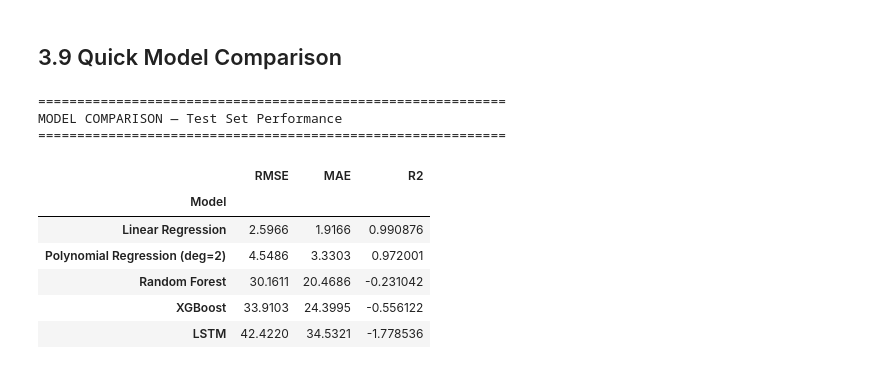
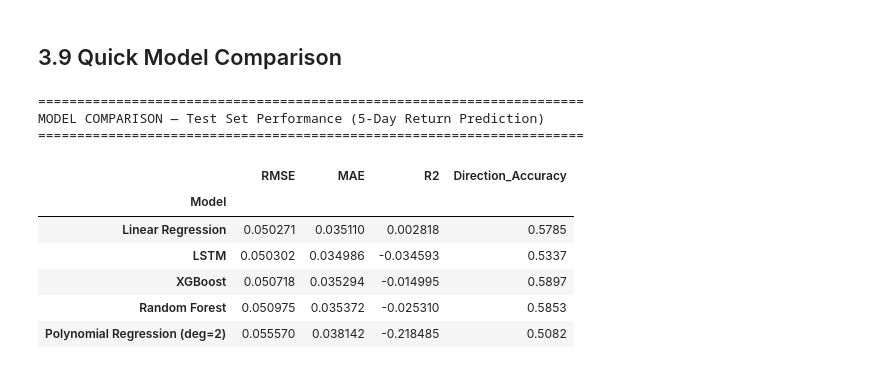
Before and after one commit to csdmichael/AIML-Capstone-Project-StockForecasting, a Jupyter notebook: notebooks/03_Modeling.ipynb, the cells around one changed output. Saved outputs shown, nothing was run; the diff lists cells and outputs as text; code cells hidden in the pictures.

```diff
--- a/notebooks/03_Modeling.ipynb
+++ b/notebooks/03_Modeling.ipynb
@@ -80,7 +74,15 @@ y_test = pd.read_csv(os.path.join(data_dir, 'y_test.csv'), index_col='Date', par
 X_train_scaled = pd.read_csv(os.path.join(data_dir, 'X_train_scaled.csv'), index_col='Date', parse_dates=True)
 X_test_scaled = pd.read_csv(os.path.join(data_dir, 'X_test_scaled.csv'), index_col='Date', parse_dates=True)
 
+# Load panel data for LSTM (needs per-stock sequencing)
+train_panel = pd.read_csv(os.path.join(data_dir, 'train_panel.csv'), index_col='Date', parse_dates=True)
+test_panel = pd.read_csv(os.path.join(data_dir, 'test_panel.csv'), index_col='Date', parse_dates=True)
+
+feature_columns = [c for c in X_train.columns]
+
 print(f'Training set: {X_train.shape}')
 print(f'Test set: {X_test.shape}')
 print(f'Features: {X_train.shape[1]}')
+print(f'\nTarget (y_train) stats: mean={y_train.mean():.6f}, std={y_train.std():.6f}')
+print(f'Target (y_test) stats:  mean={y_test.mean():.6f}, std={y_test.std():.6f}')
 # %% [output]
@@ -649,18 +537,13 @@ Model: "sequential"
 # %%
-# Train LSTM with early stopping
-early_stop = EarlyStopping(
-    monitor='val_loss',
-    patience=10,
-    restore_best_weights=True,
-    verbose=1
-)
+early_stop = EarlyStopping(monitor='val_loss', patience=15, restore_best_weights=True, verbose=1)
+reduce_lr = ReduceLROnPlateau(monitor='val_loss', factor=0.5, patience=5, min_lr=1e-6, verbose=1)
 
 history = lstm_model.fit(
     X_train_seq, y_train_seq,
-    epochs=100,
-    batch_size=32,
-    validation_split=0.1,
-    callbacks=[early_stop],
+    epochs=150,
+    batch_size=64,
+    validation_split=0.15,
+    callbacks=[early_stop, reduce_lr],
     verbose=1
 )
 # %% [output]
@@ -739,25 +610,25 @@ Model saved to models/lstm_model.keras
 # %% [markdown]
 ## 3.9 Quick Model Comparison
 # %%
-# Summary table
-results_df = pd.DataFrame(results)
-results_df = results_df.set_index('Model').sort_values('RMSE')
+results_df = pd.DataFrame(results).set_index('Model')
+results_df = results_df.sort_values('RMSE')
 
-print('\n' + '='*60)
-print('MODEL COMPARISON — Test Set Performance')
-print('='*60)
-display(results_df.style.format({'RMSE': '{:.4f}', 'MAE': '{:.4f}', 'R2': '{:.6f}'})
-        .highlight_min(subset=['RMSE', 'MAE'], color='lightgreen')
-        .highlight_max(subset=['R2'], color='lightgreen'))
+print('\n' + '='*70)
+print('MODEL COMPARISON — Test Set Performance (5-Day Return Prediction)')
+print('='*70)
+display(results_df.style.format({
+    'RMSE': '{:.6f}', 'MAE': '{:.6f}', 'R2': '{:.6f}', 'Direction_Accuracy': '{:.4f}'
+}).highlight_min(subset=['RMSE', 'MAE'], color='lightgreen')
+ .highlight_max(subset=['R2', 'Direction_Accuracy'], color='lightgreen'))
 # %% [output]
-============================================================
-MODEL COMPARISON — Test Set Performance
-============================================================
+======================================================================
+MODEL COMPARISON — Test Set Performance (5-Day Return Prediction)
+======================================================================
-|  | RMSE | MAE | R2 |
-| Model |  |  |  |
-| Linear Regression | 2.5966 | 1.9166 | 0.990876 |
-| Polynomial Regression (deg=2) | 4.5486 | 3.3303 | 0.972001 |
-| Random Forest | 30.1611 | 20.4686 | -0.231042 |
-| XGBoost | 33.9103 | 24.3995 | -0.556122 |
-| LSTM | 42.4220 | 34.5321 | -1.778536 |
+|  | RMSE | MAE | R2 | Direction_Accuracy |
+| Model |  |  |  |  |
+| Linear Regression | 0.050271 | 0.035110 | 0.002818 | 0.5785 |
+| LSTM | 0.050302 | 0.034986 | -0.034593 | 0.5337 |
+| XGBoost | 0.050718 | 0.035294 | -0.014995 | 0.5897 |
+| Random Forest | 0.050975 | 0.035372 | -0.025310 | 0.5853 |
+| Polynomial Regression (deg=2) | 0.055570 | 0.038142 | -0.218485 | 0.5082 |
 # %%
```
Also changed, not shown: parts of 28 cells of this notebook, 31 other files.
